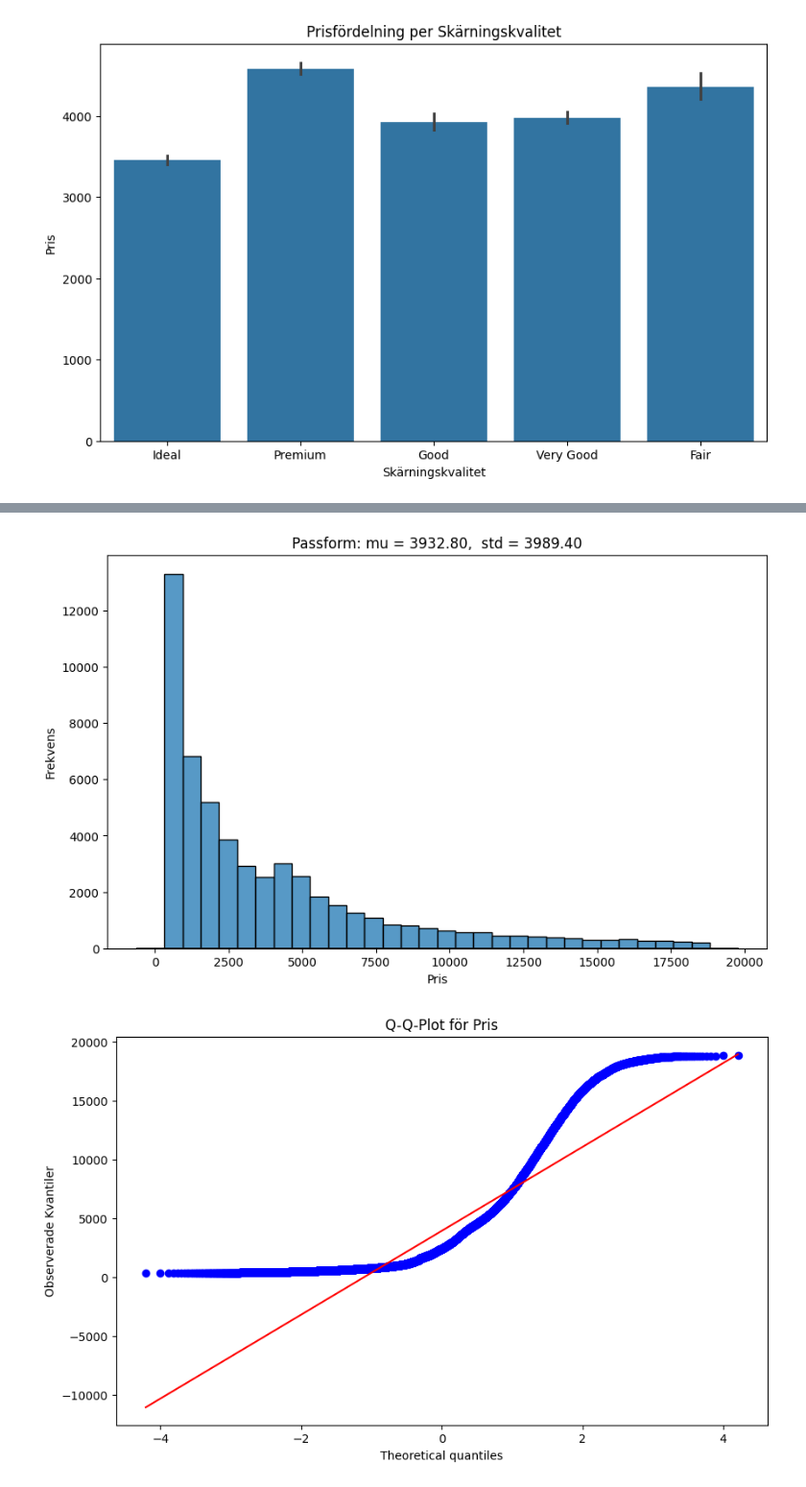
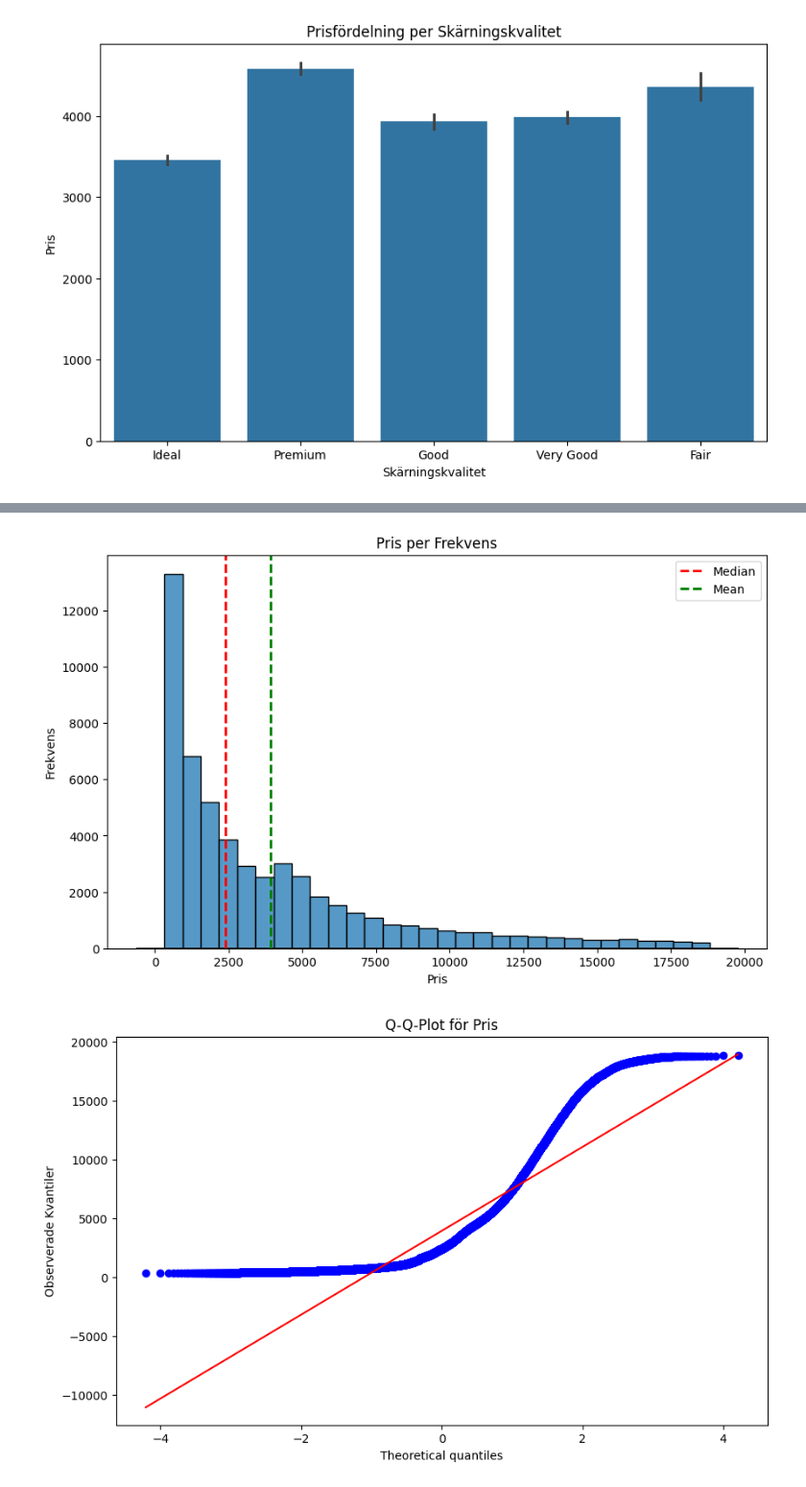
Before and after one commit to Kevinthulin/Statistik_2024, a Jupyter notebook: Statistik.ipynb, the cells around one changed output, grey strips where cells are left out. Shown: that part at 96% size. Cells and saved outputs as stored; diff of their text form; code cells hidden in the pictures.

Commit message:
nya grapher

```diff
--- a/Statistik.ipynb
+++ b/Statistik.ipynb
@@ -267,26 +266,32 @@ Avvisar nollhypotesen: Det finns en signigikant skilland i Medelpriset mellan kl
 # %%
 # Välj en kolumn, till exempel 'price'
 data = Diamonds['price']
+
+median_price = np.median(data)
+mean_price = np.mean(data)
 
 # Skapa histogrammet
 plt.figure(figsize=(10, 6))
 sns.histplot(data, kde=False, bins=30)
 
 # Räkna ut medelvärdet och standardavvikelsen för datan
 mu, std = norm.fit(data)
 
 xmin, xmax = plt.xlim()
 x = np.linspace(xmin, xmax, 100)
 p = norm.pdf(x, mu, std)
 plt.plot(x, p, 'k', linewidth=2)
-title = "Passform: mu = %.2f,  std = %.2f" % (mu, std)
+title = "Pris per Frekvens"
 plt.title(title)
+plt.axvline(median_price, color='red', linestyle='dashed', linewidth=2, label='Median'.format(median_price))
+plt.axvline(mean_price, color='green', linestyle='dashed', linewidth=2, label='Mean'.format(mean_price))
+plt.legend()
 
 plt.xlabel('Pris')
 plt.ylabel('Frekvens')
 plt.show()
 # %% [output]
-[figure, old version]
+[figure, new version]
 # %%
 plt.figure(figsize=(10, 6))
 stats.probplot(data, dist="norm", plot=plt)
```
Also changed, not shown: parts of 3 cells of this notebook.
